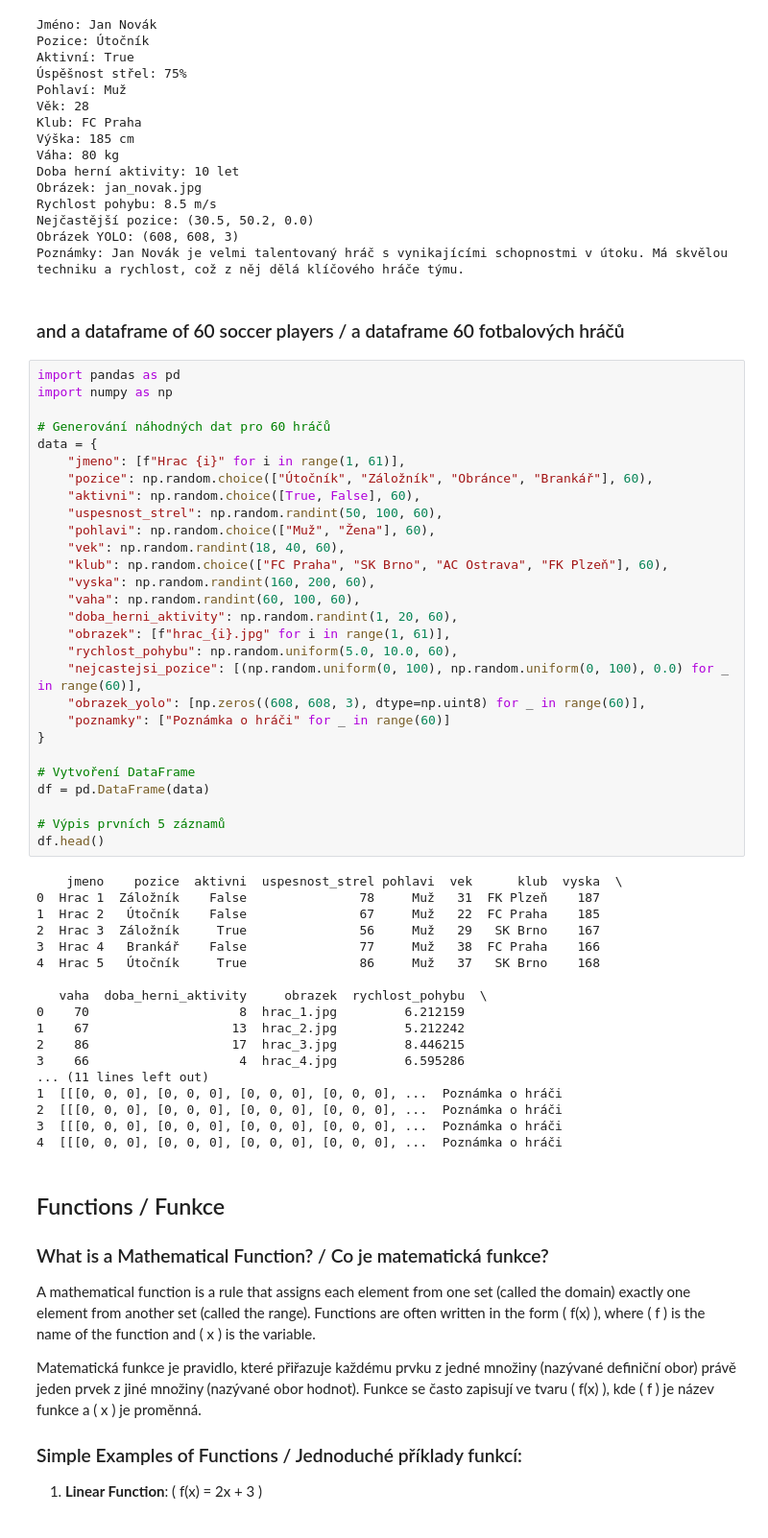
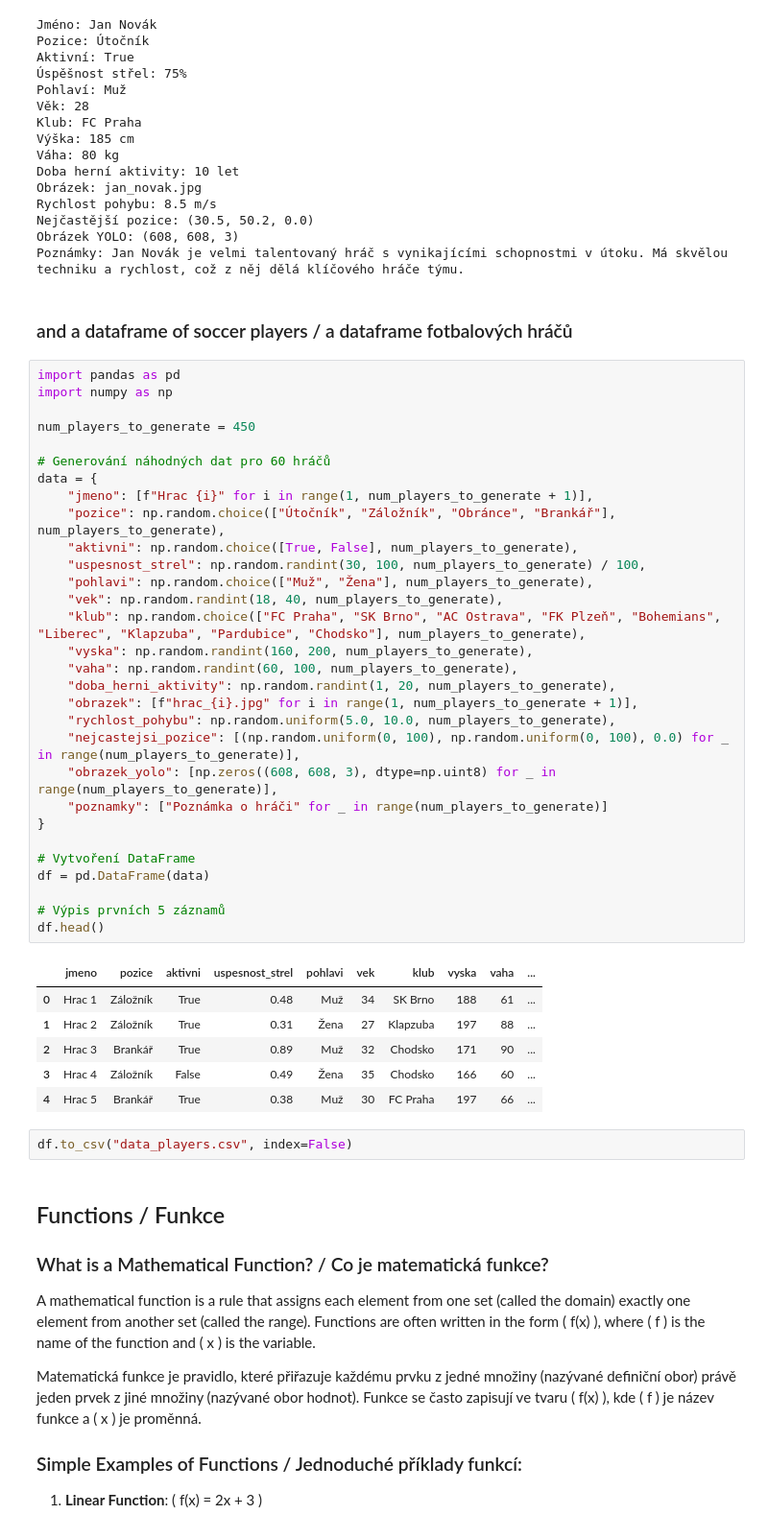
Before and after one commit to DevBalance/math-in-machine-learning-and-ai, a Jupyter notebook: 10-numbers, functions, omptimum, models and what can we do with it.ipynb, the cells around one changed output. Shown at 96% size. Drawn from its saved outputs; the diff is of its cells as text.

```diff
--- a/10-numbers, functions, omptimum, models and what can we do with it.ipynb
+++ b/10-numbers, functions, omptimum, models and what can we do with it.ipynb
@@ -144,53 +144,46 @@ Nejčastější pozice: (30.5, 50.2, 0.0)
 Obrázek YOLO: (608, 608, 3)
 Poznámky: Jan Novák je velmi talentovaný hráč s vynikajícími schopnostmi v útoku. Má skvělou techniku a rychlost, což z něj dělá klíčového hráče týmu.
 # %% [markdown]
-### and a dataframe of 60 soccer players / a dataframe 60 fotbalových hráčů
+### and a dataframe of soccer players / a dataframe fotbalových hráčů
 # %%
 import pandas as pd
 import numpy as np
 
+num_players_to_generate = 450
+
 # Generování náhodných dat pro 60 hráčů
 data = {
-    "jmeno": [f"Hrac {i}" for i in range(1, 61)],
-    "pozice": np.random.choice(["Útočník", "Záložník", "Obránce", "Brankář"], 60),
-    "aktivni": np.random.choice([True, False], 60),
-    "uspesnost_strel": np.random.randint(50, 100, 60),
-    "pohlavi": np.random.choice(["Muž", "Žena"], 60),
-    "vek": np.random.randint(18, 40, 60),
-    "klub": np.random.choice(["FC Praha", "SK Brno", "AC Ostrava", "FK Plzeň"], 60),
-    "vyska": np.random.randint(160, 200, 60),
-    "vaha": np.random.randint(60, 100, 60),
-    "doba_herni_aktivity": np.random.randint(1, 20, 60),
-    "obrazek": [f"hrac_{i}.jpg" for i in range(1, 61)],
-    "rychlost_pohybu": np.random.uniform(5.0, 10.0, 60),
-    "nejcastejsi_pozice": [(np.random.uniform(0, 100), np.random.uniform(0, 100), 0.0) for _ in range(60)],
-    "obrazek_yolo": [np.zeros((608, 608, 3), dtype=np.uint8) for _ in range(60)],
-    "poznamky": ["Poznámka o hráči" for _ in range(60)]
+    "jmeno": [f"Hrac {i}" for i in range(1, num_players_to_generate + 1)],
+    "pozice": np.random.choice(["Útočník", "Záložník", "Obránce", "Brankář"], num_players_to_generate),
+    "aktivni": np.random.choice([True, False], num_players_to_generate),
+    "uspesnost_strel": np.random.randint(30, 100, num_players_to_generate) / 100,
+    "pohlavi": np.random.choice(["Muž", "Žena"], num_players_to_generate),
+    "vek": np.random.randint(18, 40, num_players_to_generate),
+    "klub": np.random.choice(["FC Praha", "SK Brno", "AC Ostrava", "FK Plzeň", "Bohemians", "Liberec", "Klapzuba", "Pardubice", "Chodsko"], num_players_to_generate),
+    "vyska": np.random.randint(160, 200, num_players_to_generate),
+    "vaha": np.random.randint(60, 100, num_players_to_generate),
+    "doba_herni_aktivity": np.random.randint(1, 20, num_players_to_generate),
+    "obrazek": [f"hrac_{i}.jpg" for i in range(1, num_players_to_generate + 1)],
+    "rychlost_pohybu": np.random.uniform(5.0, 10.0, num_players_to_generate),
+    "nejcastejsi_pozice": [(np.random.uniform(0, 100), np.random.uniform(0, 100), 0.0) for _ in range(num_players_to_generate)],
+    "obrazek_yolo": [np.zeros((608, 608, 3), dtype=np.uint8) for _ in range(num_players_to_generate)],
+    "poznamky": ["Poznámka o hráči" for _ in range(num_players_to_generate)]
 }
 
 # Vytvoření DataFrame
 df = pd.DataFrame(data)
 
 # Výpis prvních 5 záznamů
 df.head()
 # %% [output]
-    jmeno    pozice  aktivni  uspesnost_strel pohlavi  vek      klub  vyska  \
-0  Hrac 1  Záložník    False               78     Muž   31  FK Plzeň    187
-1  Hrac 2   Útočník    False               67     Muž   22  FC Praha    185
-2  Hrac 3  Záložník     True               56     Muž   29   SK Brno    167
-3  Hrac 4   Brankář    False               77     Muž   38  FC Praha    166
-4  Hrac 5   Útočník     True               86     Muž   37   SK Brno    168
-
-   vaha  doba_herni_aktivity     obrazek  rychlost_pohybu  \
-0    70                    8  hrac_1.jpg         6.212159
-1    67                   13  hrac_2.jpg         5.212242
-2    86                   17  hrac_3.jpg         8.446215
-3    66                    4  hrac_4.jpg         6.595286
-... (11 lines left out)
-1  [[[0, 0, 0], [0, 0, 0], [0, 0, 0], [0, 0, 0], ...  Poznámka o hráči
-2  [[[0, 0, 0], [0, 0, 0], [0, 0, 0], [0, 0, 0], ...  Poznámka o hráči
-3  [[[0, 0, 0], [0, 0, 0], [0, 0, 0], [0, 0, 0], ...  Poznámka o hráči
-4  [[[0, 0, 0], [0, 0, 0], [0, 0, 0], [0, 0, 0], ...  Poznámka o hráči
+|  | jmeno | pozice | aktivni | uspesnost_strel | pohlavi | vek | klub | vyska | vaha | ... |
+| 0 | Hrac 1 | Záložník | True | 0.48 | Muž | 34 | SK Brno | 188 | 61 | ... |
+| 1 | Hrac 2 | Záložník | True | 0.31 | Žena | 27 | Klapzuba | 197 | 88 | ... |
+| 2 | Hrac 3 | Brankář | True | 0.89 | Muž | 32 | Chodsko | 171 | 90 | ... |
+| 3 | Hrac 4 | Záložník | False | 0.49 | Žena | 35 | Chodsko | 166 | 60 | ... |
+| 4 | Hrac 5 | Brankář | True | 0.38 | Muž | 30 | FC Praha | 197 | 66 | ... |
+# %%
+df.to_csv("data_players.csv", index=False)
 # %% [markdown]
 ## Functions / Funkce
 ### What is a Mathematical Function? / Co je matematická funkce?
```
Also changed, not shown: 5 other files.
